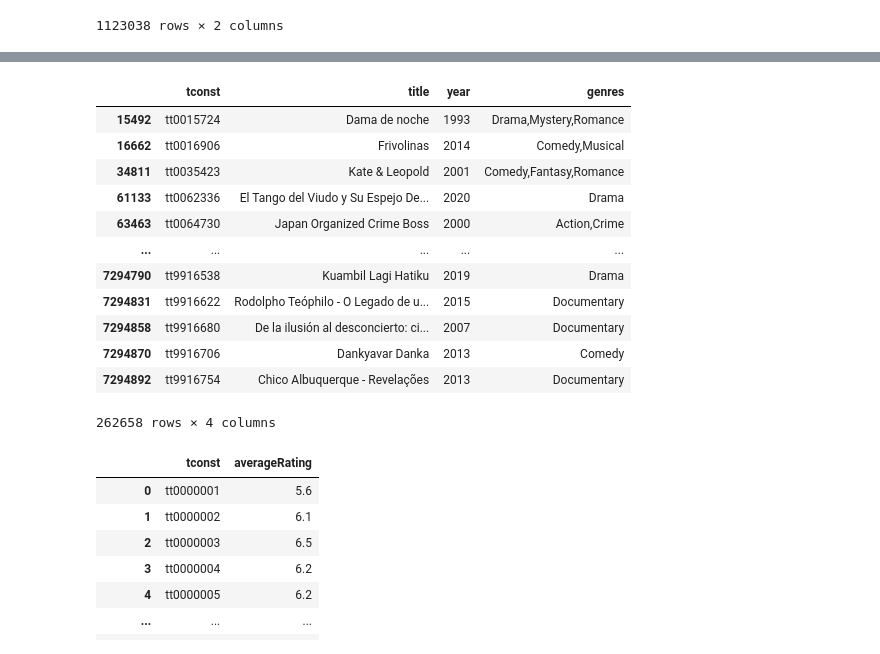
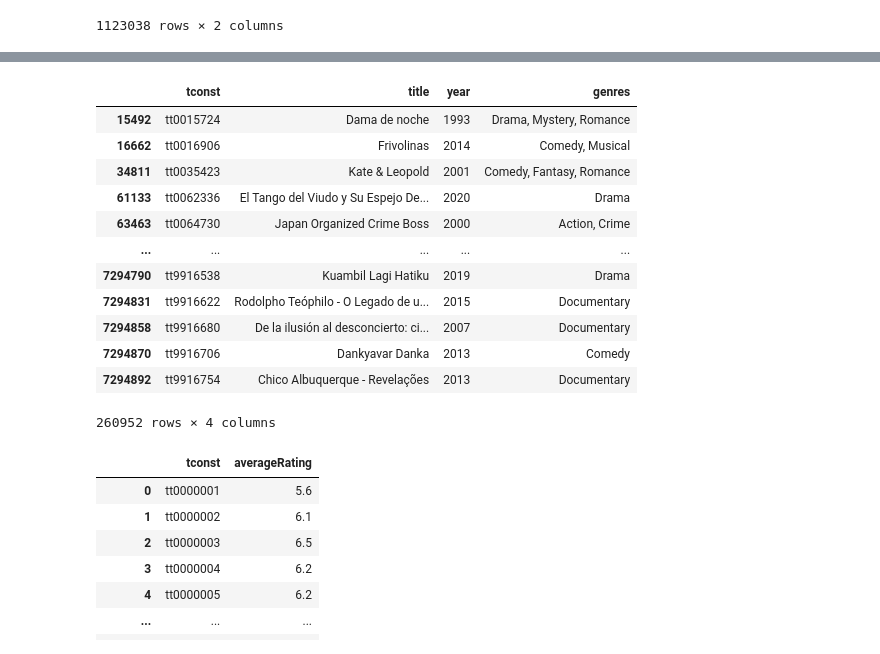
Before and after one commit to subhashjha35/Movie-Recommendation-System, a Jupyter notebook: Movie Recommender.ipynb, the cells around one changed output, grey strips where cells are left out. Cells and saved outputs as stored; diff of their text form; code cells hidden in the pictures.

```diff
--- a/Movie Recommender.ipynb
+++ b/Movie Recommender.ipynb
@@ -268,22 +201,25 @@ basics_df
 # %%
-# Taking movies whose release year is after 1990
+# Taking movies whose release year is after 1990 and adding space in genres and removing movies which has ? in the title end
 
 basics_df=basics_df.query("year > 1990")
+basics_df['genres'] = basics_df['genres'].str.replace(',', ', ')
+indices = basics_df['title'][basics_df['title'].str.endswith("?")].index
+basics_df.drop(indices, inplace=True)
 basics_df
 # %% [output]
 |  | tconst | title | year | genres |
-| 15492 | tt0015724 | Dama de noche | 1993 | Drama,Mystery,Romance |
-| 16662 | tt0016906 | Frivolinas | 2014 | Comedy,Musical |
-| 34811 | tt0035423 | Kate & Leopold | 2001 | Comedy,Fantasy,Romance |
+| 15492 | tt0015724 | Dama de noche | 1993 | Drama, Mystery, Romance |
+| 16662 | tt0016906 | Frivolinas | 2014 | Comedy, Musical |
+| 34811 | tt0035423 | Kate & Leopold | 2001 | Comedy, Fantasy, Romance |
 | 61133 | tt0062336 | El Tango del Viudo y Su Espejo De... | 2020 | Drama |
-| 63463 | tt0064730 | Japan Organized Crime Boss | 2000 | Action,Crime |
+| 63463 | tt0064730 | Japan Organized Crime Boss | 2000 | Action, Crime |
 | ... | ... | ... | ... | ... |
 | 7294790 | tt9916538 | Kuambil Lagi Hatiku | 2019 | Drama |
 | 7294831 | tt9916622 | Rodolpho Teóphilo - O Legado de u... | 2015 | Documentary |
 | 7294858 | tt9916680 | De la ilusión al desconcierto: ci... | 2007 | Documentary |
 | 7294870 | tt9916706 | Dankyavar Danka | 2013 | Comedy |
 | 7294892 | tt9916754 | Chico Albuquerque - Revelações | 2013 | Documentary |
-262658 rows × 4 columns
+260952 rows × 4 columns
 # %%
 # Taking tconst and Rating column in rating dataframe
 
```
Also changed, not shown: parts of 22 cells of this notebook, 44 other files.
